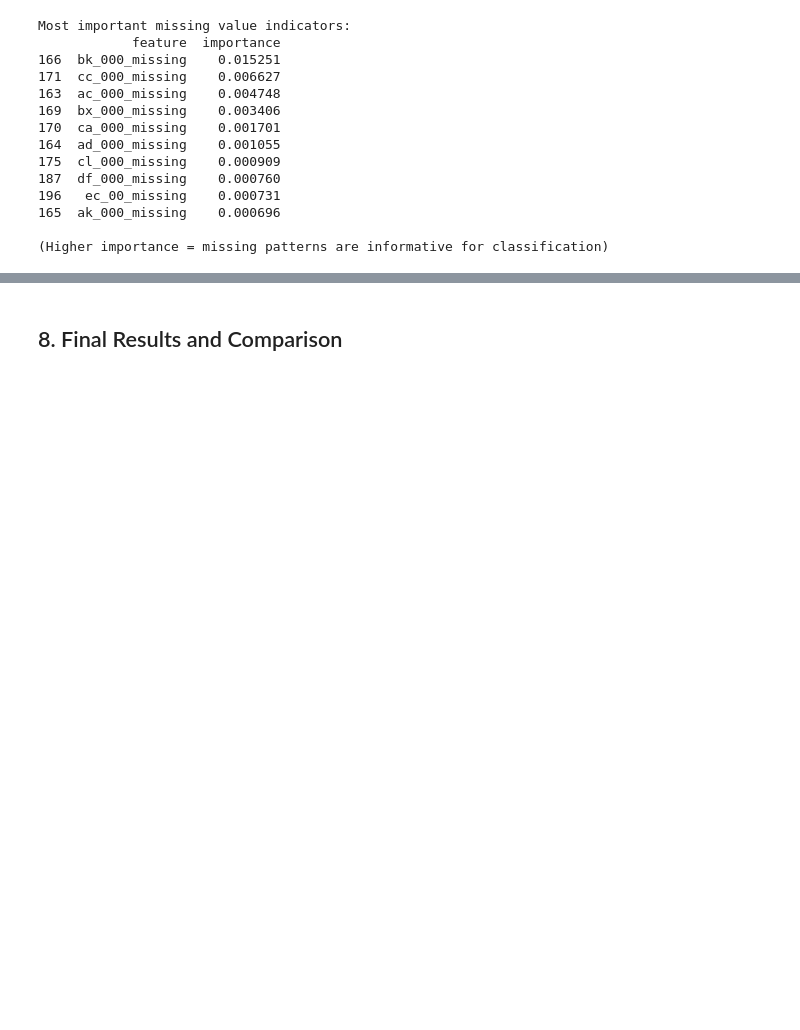
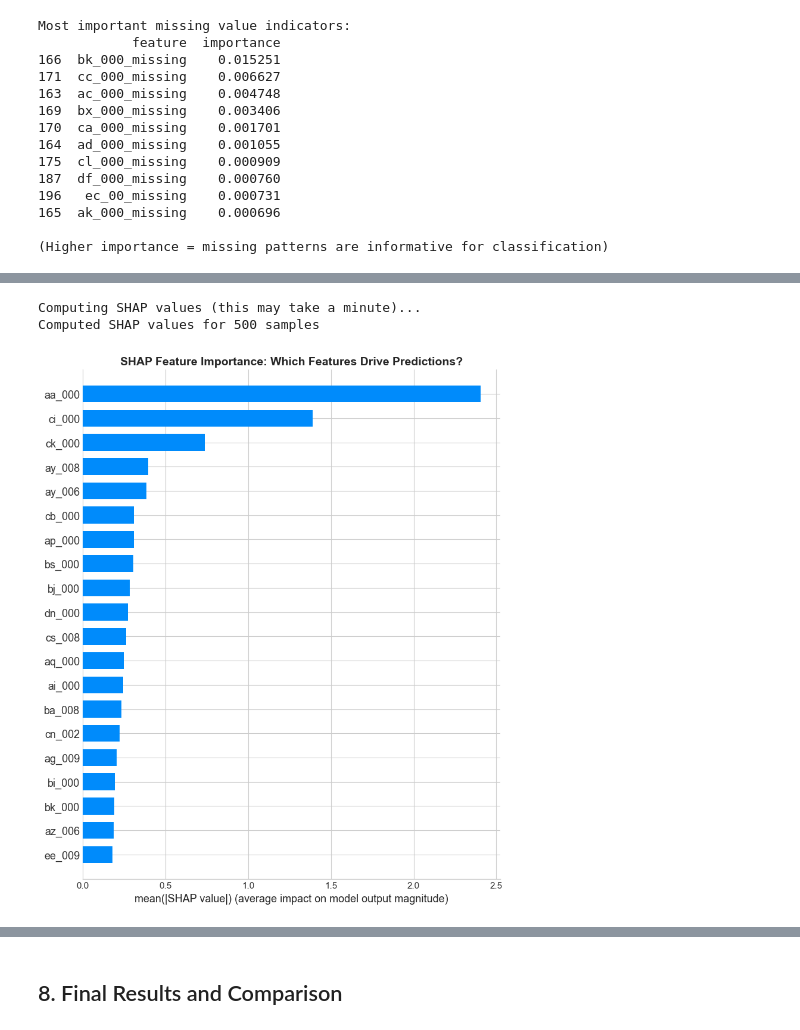
Before and after one commit to epireve/aps-failure, a Jupyter notebook: aps_failure_analysis.ipynb, the cells around one changed output, grey strips where cells are left out. Saved outputs shown, nothing was run; the diff lists cells and outputs as text; code cells hidden in the pictures; blank space fills up the shorter version.

```diff
--- a/aps_failure_analysis.ipynb
+++ b/aps_failure_analysis.ipynb
@@ -1577,0 +1866,46 @@ Most important missing value indicators:
+# %%
+# SHAP Analysis for Model Explainability
+try:
+    import shap
+
+    SHAP_AVAILABLE = True
+except ImportError:
+    SHAP_AVAILABLE = False
+    print("SHAP not installed. Run: pip install shap")
+
+if XGB_AVAILABLE and SHAP_AVAILABLE:
+    print("Computing SHAP values (this may take a minute)...")
+
+    # Use a sample for speed
+    sample_size = min(500, len(X_test_scaled))
+    sample_idx = np.random.choice(len(X_test_scaled), sample_size, replace=False)
+    X_sample = X_test_scaled[sample_idx]
+
+    # Create SHAP explainer
+    explainer = shap.TreeExplainer(tuned_xgb)
+    shap_values = explainer.shap_values(X_sample)
+
+    print(f"Computed SHAP values for {sample_size} samples")
+
+    # Summary plot
+    plt.figure(figsize=(12, 8))
+    shap.summary_plot(
+        shap_values,
+        X_sample,
+        feature_names=X_train.columns,
+        plot_type="bar",
+        show=False,
+        max_display=20,
+    )
+    plt.title(
+        "SHAP Feature Importance: Which Features Drive Predictions?",
+        fontsize=14,
+        fontweight="bold",
+    )
+    plt.tight_layout()
+    plt.savefig("shap_importance.png", dpi=150, bbox_inches="tight")
+    plt.show()
+# %% [output]
+Computing SHAP values (this may take a minute)...
+Computed SHAP values for 500 samples
+[figure, added]
```
Also changed, not shown: parts of 43 cells of this notebook, 13 other files.
